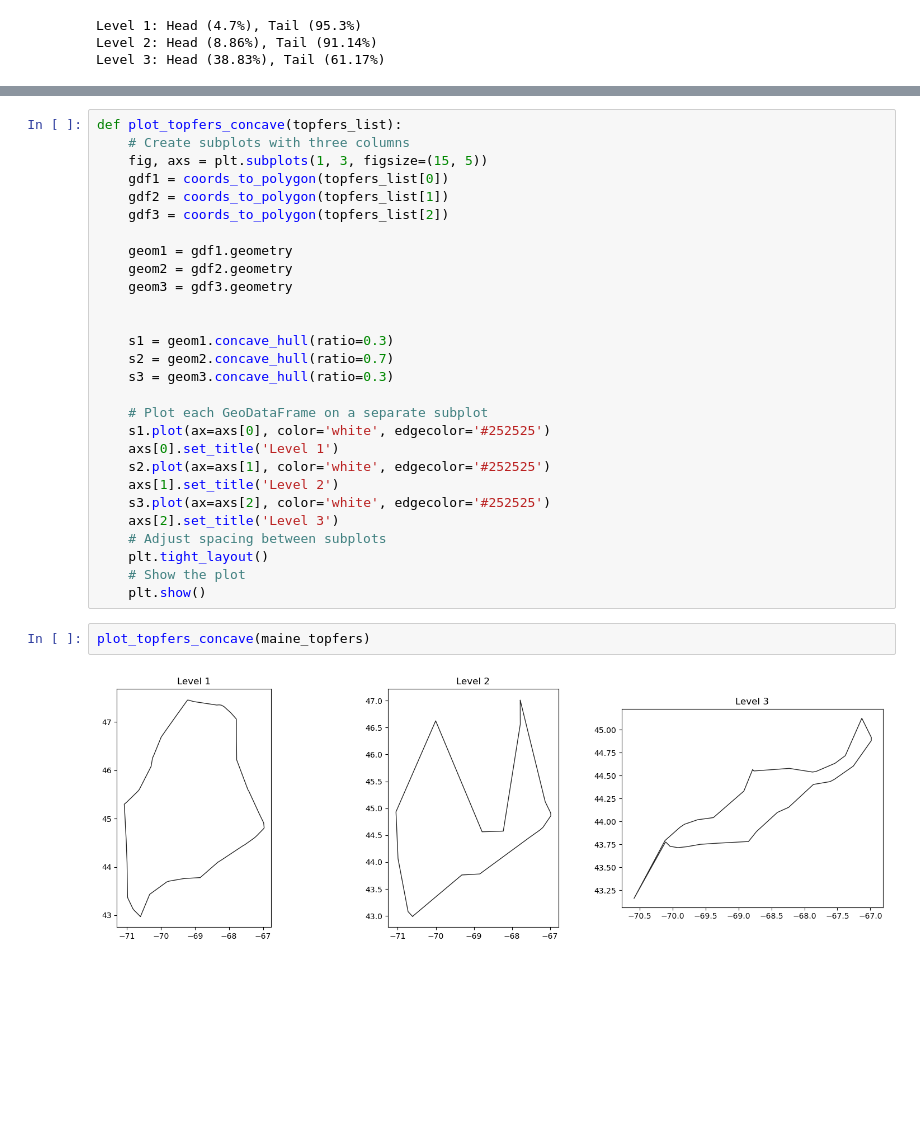
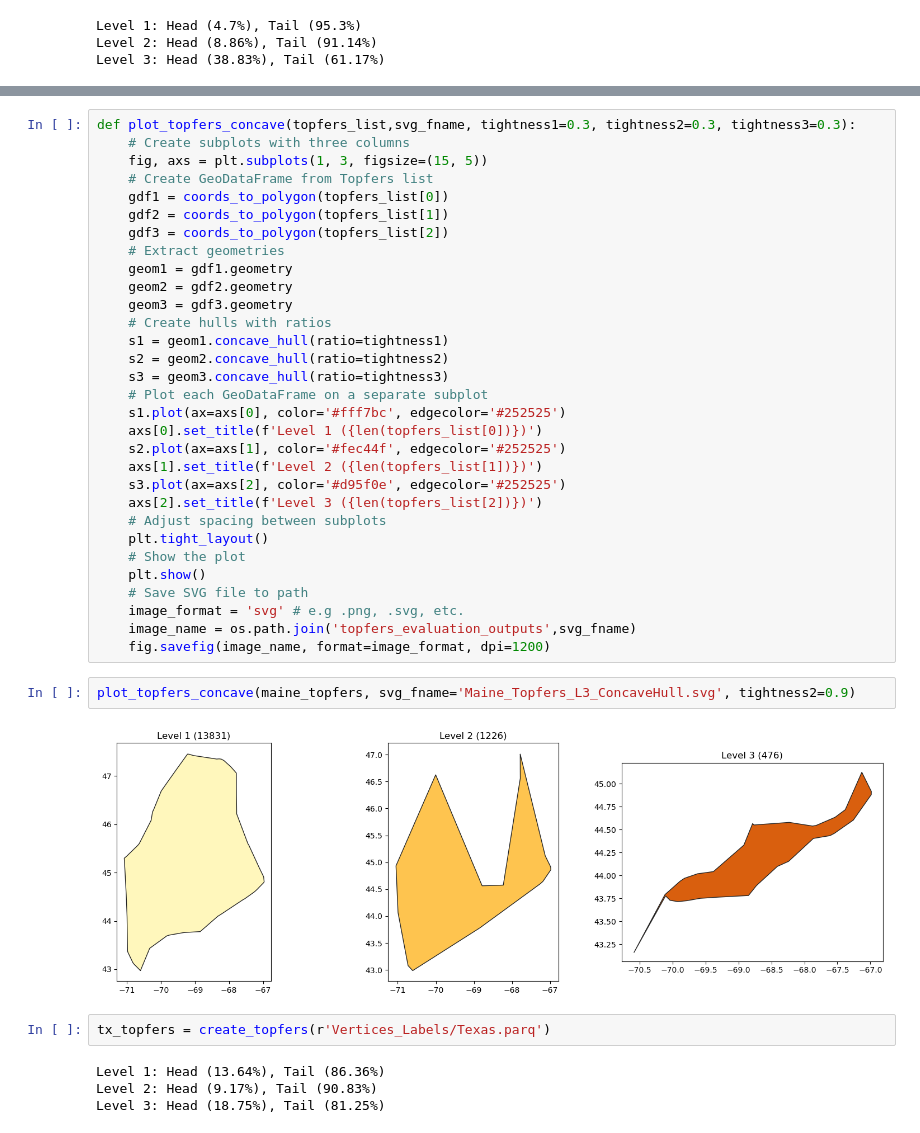
Before and after one commit to gangaraju09/map_generalisation_ml, a Jupyter notebook: Cart_Evaluation_DT_NN.ipynb, the cells around one changed output, grey strips where cells are left out. Drawn from its saved outputs; the diff is of its cells as text; blank space fills up the shorter version.

Commit message:
ConcaveHull() Evaluation Update

```diff
--- a/Cart_Evaluation_DT_NN.ipynb
+++ b/Cart_Evaluation_DT_NN.ipynb
@@ -214,32 +215,41 @@ plot_topfers_poly(maine_topfers)
 # %%
-def plot_topfers_concave(topfers_list):
+def plot_topfers_concave(topfers_list,svg_fname, tightness1=0.3, tightness2=0.3, tightness3=0.3):
     # Create subplots with three columns
     fig, axs = plt.subplots(1, 3, figsize=(15, 5))
+    # Create GeoDataFrame from Topfers list
     gdf1 = coords_to_polygon(topfers_list[0])
     gdf2 = coords_to_polygon(topfers_list[1])
     gdf3 = coords_to_polygon(topfers_list[2])
-
+    # Extract geometries
     geom1 = gdf1.geometry
     geom2 = gdf2.geometry
     geom3 = gdf3.geometry
-
-
-    s1 = geom1.concave_hull(ratio=0.3)
-    s2 = geom2.concave_hull(ratio=0.7)
-    s3 = geom3.concave_hull(ratio=0.3)
-
+    # Create hulls with ratios
+    s1 = geom1.concave_hull(ratio=tightness1)
+    s2 = geom2.concave_hull(ratio=tightness2)
+    s3 = geom3.concave_hull(ratio=tightness3)
     # Plot each GeoDataFrame on a separate subplot
-    s1.plot(ax=axs[0], color='white', edgecolor='#252525')
-    axs[0].set_title('Level 1')
-    s2.plot(ax=axs[1], color='white', edgecolor='#252525')
-    axs[1].set_title('Level 2')
-    s3.plot(ax=axs[2], color='white', edgecolor='#252525')
-    axs[2].set_title('Level 3')
+    s1.plot(ax=axs[0], color='#fff7bc', edgecolor='#252525')
+    axs[0].set_title(f'Level 1 ({len(topfers_list[0])})')
+    s2.plot(ax=axs[1], color='#fec44f', edgecolor='#252525')
+    axs[1].set_title(f'Level 2 ({len(topfers_list[1])})')
+    s3.plot(ax=axs[2], color='#d95f0e', edgecolor='#252525')
+    axs[2].set_title(f'Level 3 ({len(topfers_list[2])})')
     # Adjust spacing between subplots
     plt.tight_layout()
     # Show the plot
     plt.show()
+    # Save SVG file to path
+    image_format = 'svg' # e.g .png, .svg, etc.
+    image_name = os.path.join('topfers_evaluation_outputs',svg_fname)
+    fig.savefig(image_name, format=image_format, dpi=1200)
-# %%
-plot_topfers_concave(maine_topfers)
-# %% [output]
-[figure, removed]
+# %%
+plot_topfers_concave(maine_topfers, svg_fname='Maine_Topfers_L3_ConcaveHull.svg', tightness2=0.9)
+# %% [output]
+[figure, added]
+# %%
+tx_topfers = create_topfers(r'Vertices_Labels/Texas.parq')
+# %% [output]
+Level 1: Head (13.64%), Tail (86.36%)
+Level 2: Head (9.17%), Tail (90.83%)
+Level 3: Head (18.75%), Tail (81.25%)
```
Also changed, not shown: parts of 7 cells of this notebook, 2 other files.
